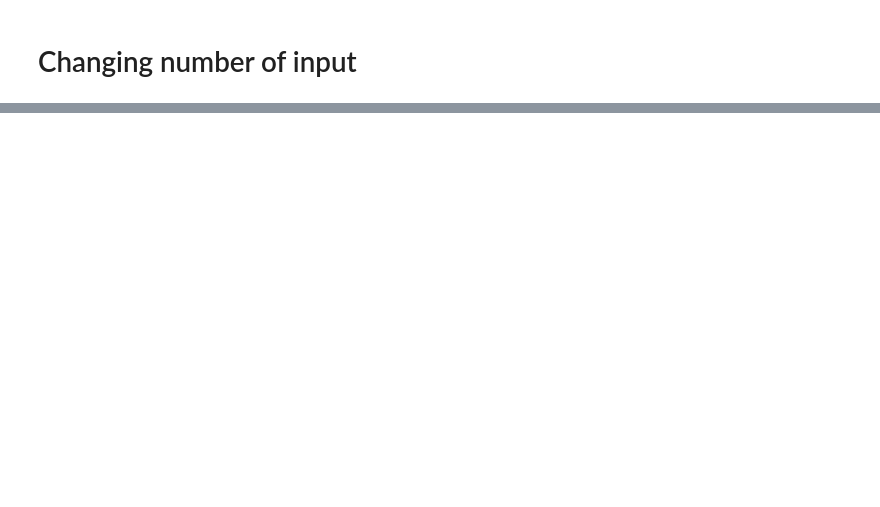
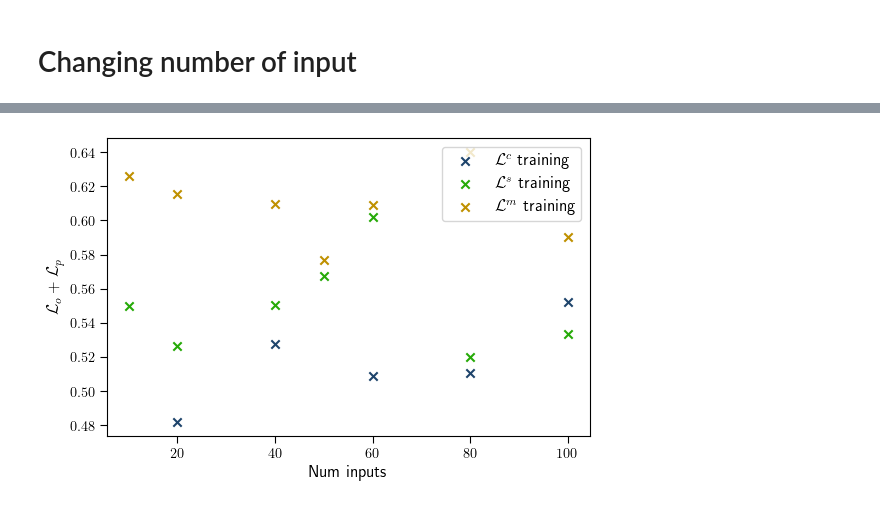
Before and after one commit to MagriLab/FlowReconstructionFromExperiment, a Jupyter notebook: figures_for_paper/2dkol_grid_sensitivity.ipynb, the cells around one changed output, grey strips where cells are left out. Cells and saved outputs as stored; diff of their text form; code cells hidden in the pictures; blank space fills up the shorter version.

```diff
--- a/figures_for_paper/2dkol_grid_sensitivity.ipynb
+++ b/figures_for_paper/2dkol_grid_sensitivity.ipynb
@@ -65,11 +74,13 @@ plt.show()
 # %%
 # plot total loss (unweighted)
 plt.figure(figsize=(5.5,3.5))
 ax = plt.subplot(111)
 
-ax.scatter(num_input_classic, loss_total_classic, label='$\mathcal{L}^c$ training',marker='x', c=my_discrete_cmap(0))
-ax.scatter(num_input_3, loss_total_3, label='$\mathcal{L}^s$ training',marker='x', c=my_discrete_cmap(2))
-ax.scatter(num_input_mean3, loss_total_mean3, label='$\mathcal{L}^m$ training',marker='x', c=my_discrete_cmap(2))
+ax.scatter(num_input_classic, loss_total_classic, label='$\mathcal{L}^c$ training',marker='x', color=my_discrete_cmap(0))
+ax.scatter(num_input_3, loss_total_3, label='$\mathcal{L}^s$ training',marker='x', color=my_discrete_cmap(1))
+ax.scatter(num_input_mean3, loss_total_mean3, label='$\mathcal{L}^m$ training',marker='x', color=my_discrete_cmap(2))
 ax.legend()
 ax.set(ylabel='$\mathcal{L}_o + \mathcal{L}_p$', xlabel='Num inputs')
 plt.show()
+# %% [output]
+[figure, added]
```
Also changed, not shown: parts of 4 cells of this notebook, 1 other file.
